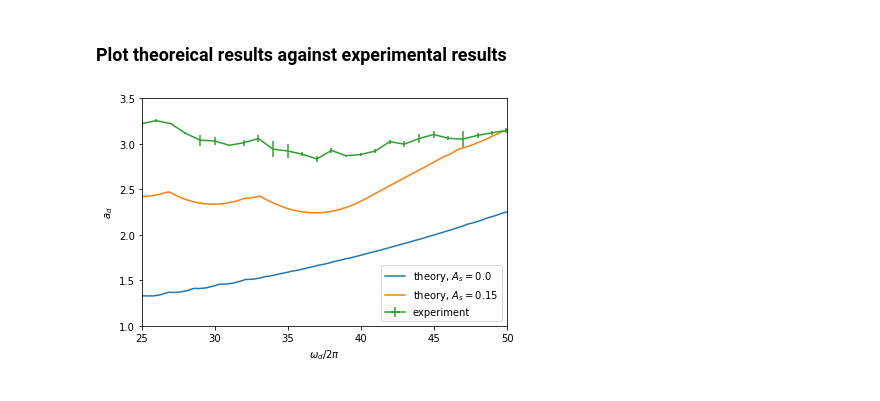
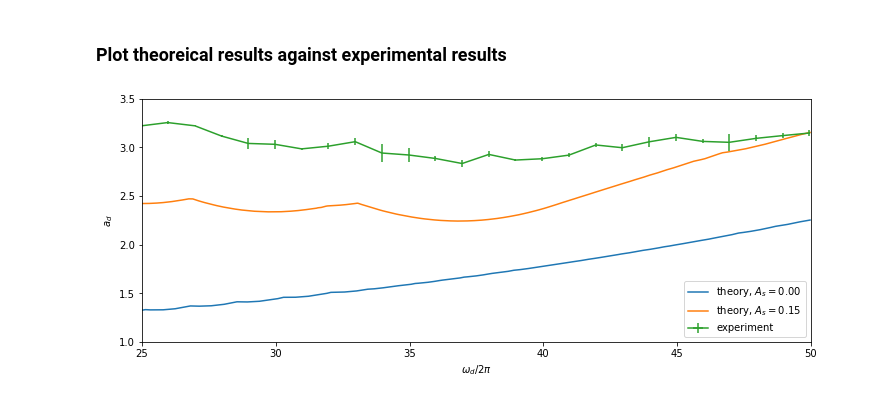
Before and after one commit to znicolaou/viscidfaraday, a Jupyter notebook: viscid_notebook_experiment.ipynb, the cells around one changed output. Saved outputs shown, nothing was run; the diff lists cells and outputs as text; code cells hidden in the pictures.

Commit message:
updated experiment plot

```diff
--- a/viscid_notebook_experiment.ipynb
+++ b/viscid_notebook_experiment.ipynb
@@ -1339,6 +1339,7 @@ freqsweep=[np.load('data/experiment/%ifreqs.npy'%(i)) for i in range(2*len(ks))]
 adssweep2=[np.load('data/experiment/%iads_flat.npy'%(i)) for i in range(2*len(ks))]
 freqsweep2=[np.load('data/experiment/%ifreqs_flat.npy'%(i)) for i in range(2*len(ks))]
 # %%
+plt.figure(figsize=(10,4),layout='constrained')
 plotfreqs=20+(50-20)*np.arange(1000)/1000
 acs=[]
 for i in range(2*len(ks)):
@@ -1347,37 +1348,32 @@ for i in range(2*len(ks)):
     ac=np.ones(len(plotfreqs))*np.inf
     ac[inds]=f(plotfreqs[inds])
     acs=acs+[ac]
-plt.plot(plotfreqs,np.min(np.array(acs),axis=0),label='theory, $A_s=0.0$')
+plt.plot(plotfreqs,np.min(np.array(acs),axis=0),label='theory, $A_s=0.00$')
 
 acs=[]
 for i in range(2*len(ks)):
     f=interp1d(np.array(freqsweep[i]),np.real(adssweep[i]))
     inds=np.intersect1d(np.where(plotfreqs<np.max(freqsweep[i]))[0],np.where(plotfreqs>np.min(freqsweep[i]))[0])
     ac=np.ones(len(plotfreqs))*np.inf
     ac[inds]=f(plotfreqs[inds])
     acs=acs+[ac]
 plt.plot(plotfreqs,np.min(np.array(acs),axis=0),label='theory, $A_s=0.15$')
 
-plt.xlabel(r'$\omega_d/2\pi$')
-plt.ylabel(r'$a_d$')
-plt.ylim(0,20.0)
-plt.tight_layout()
 filebases=['data/experiment/new_20_50/new_20_50','data/experiment/new_20_50_2/new_20_50_2','data/experiment/new_20_50_3/new_20_50_3']
 dats=[]
 for filebase in filebases:
     dat=np.loadtxt('%s.txt'%(filebase))
     order=np.argsort(dat[:,2])
     dats=dats+[dat[order]]
 x,y=np.mean(np.array(dats)[:,:,[2,1]],axis=0).T
 xerr,yerr=np.std(np.array(dats)[:,:,[2,1]],axis=0).T
 plt.errorbar(x,y,xerr=xerr,yerr=yerr,label='experiment')
 plt.xlabel(r'$\omega_d/2\pi$')
 plt.ylabel(r'$a_d$')
 plt.xlim(25,50)
 plt.ylim(1,3.5)
-plt.tight_layout()
 plt.legend()
 plt.savefig('plots/experiment_boundary.pdf')
 plt.show()
 # %% [output]
-[figure, old version]
+[figure, new version]
```
Also changed, not shown: 1 other file.
